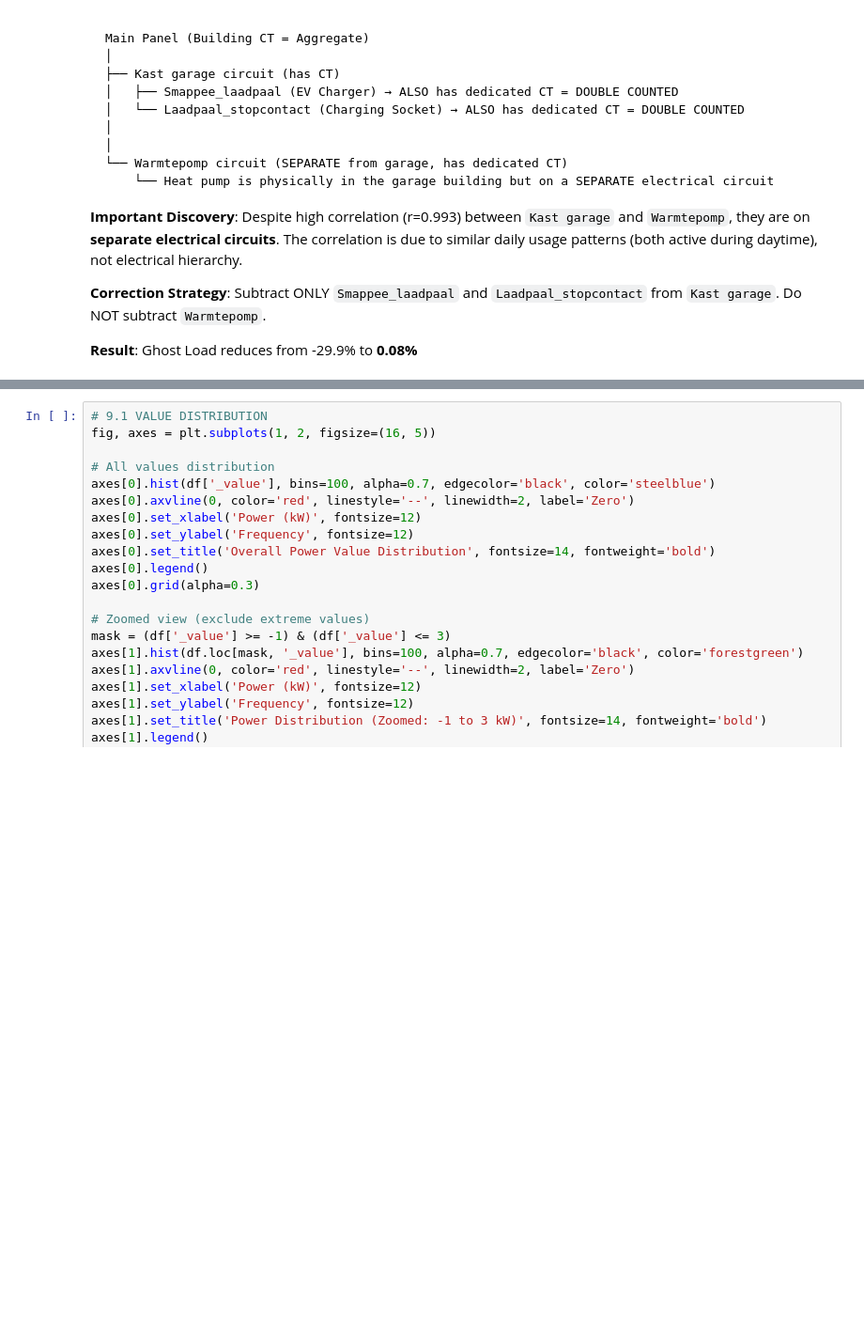
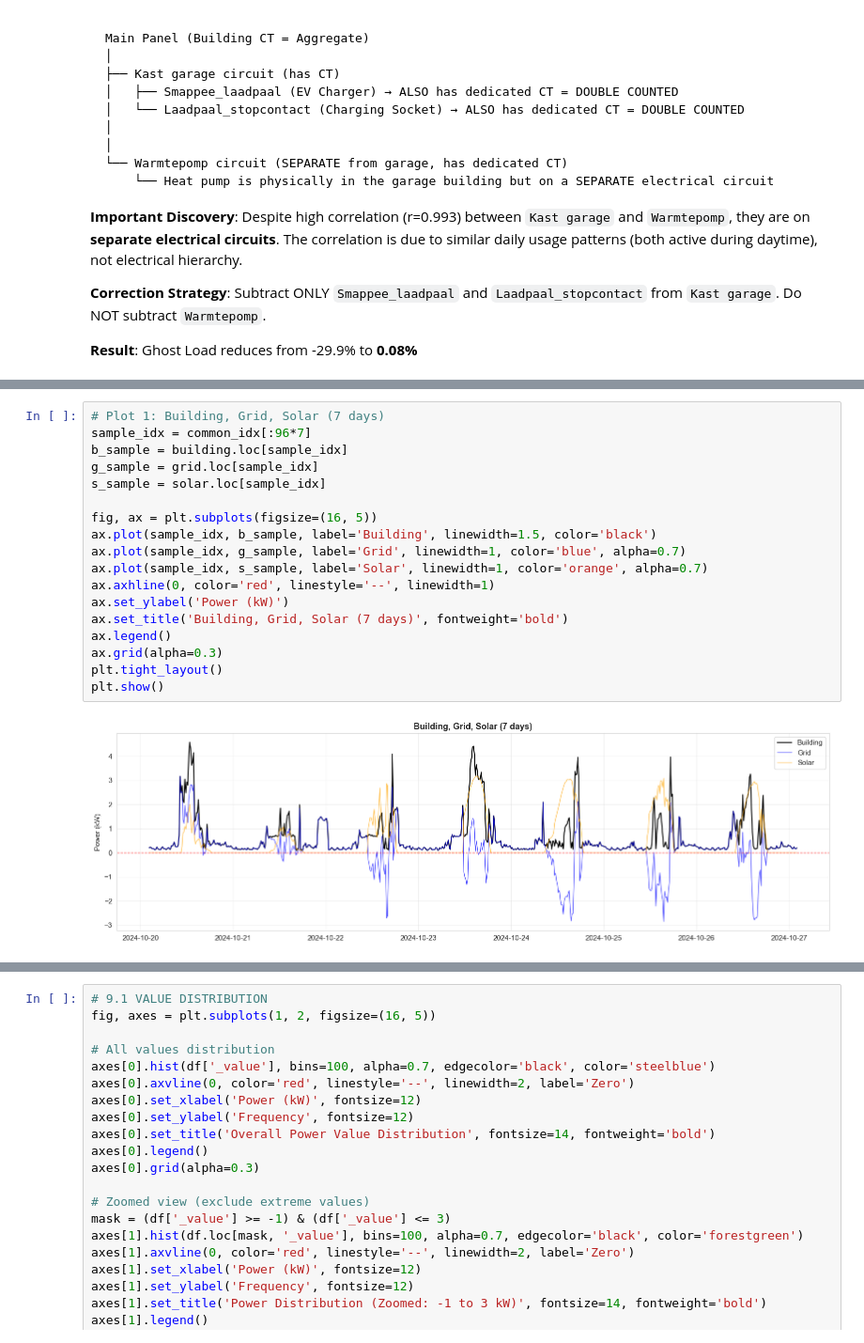
Before and after one commit to Thetommigun432/MTS3-MCTE-Team-Project-Energy-G1, a Jupyter notebook: preprocessing/eda_v2.ipynb, the cells around one changed output, grey strips where cells are left out. Shown at 94% size. Saved outputs shown, nothing was run; the diff lists cells and outputs as text; blank space fills up the shorter version.

```diff
--- a/preprocessing/eda_v2.ipynb
+++ b/preprocessing/eda_v2.ipynb
@@ -605,0 +693,20 @@ Main Panel (Building CT = Aggregate)
+# %%
+# Plot 1: Building, Grid, Solar (7 days)
+sample_idx = common_idx[:96*7]
+b_sample = building.loc[sample_idx]
+g_sample = grid.loc[sample_idx]
+s_sample = solar.loc[sample_idx]
+
+fig, ax = plt.subplots(figsize=(16, 5))
+ax.plot(sample_idx, b_sample, label='Building', linewidth=1.5, color='black')
+ax.plot(sample_idx, g_sample, label='Grid', linewidth=1, color='blue', alpha=0.7)
+ax.plot(sample_idx, s_sample, label='Solar', linewidth=1, color='orange', alpha=0.7)
+ax.axhline(0, color='red', linestyle='--', linewidth=1)
+ax.set_ylabel('Power (kW)')
+ax.set_title('Building, Grid, Solar (7 days)', fontweight='bold')
+ax.legend()
+ax.grid(alpha=0.3)
+plt.tight_layout()
+plt.show()
+# %% [output]
+[figure, added]
```
Also changed, not shown: parts of 14 cells of this notebook, 4 other files.
